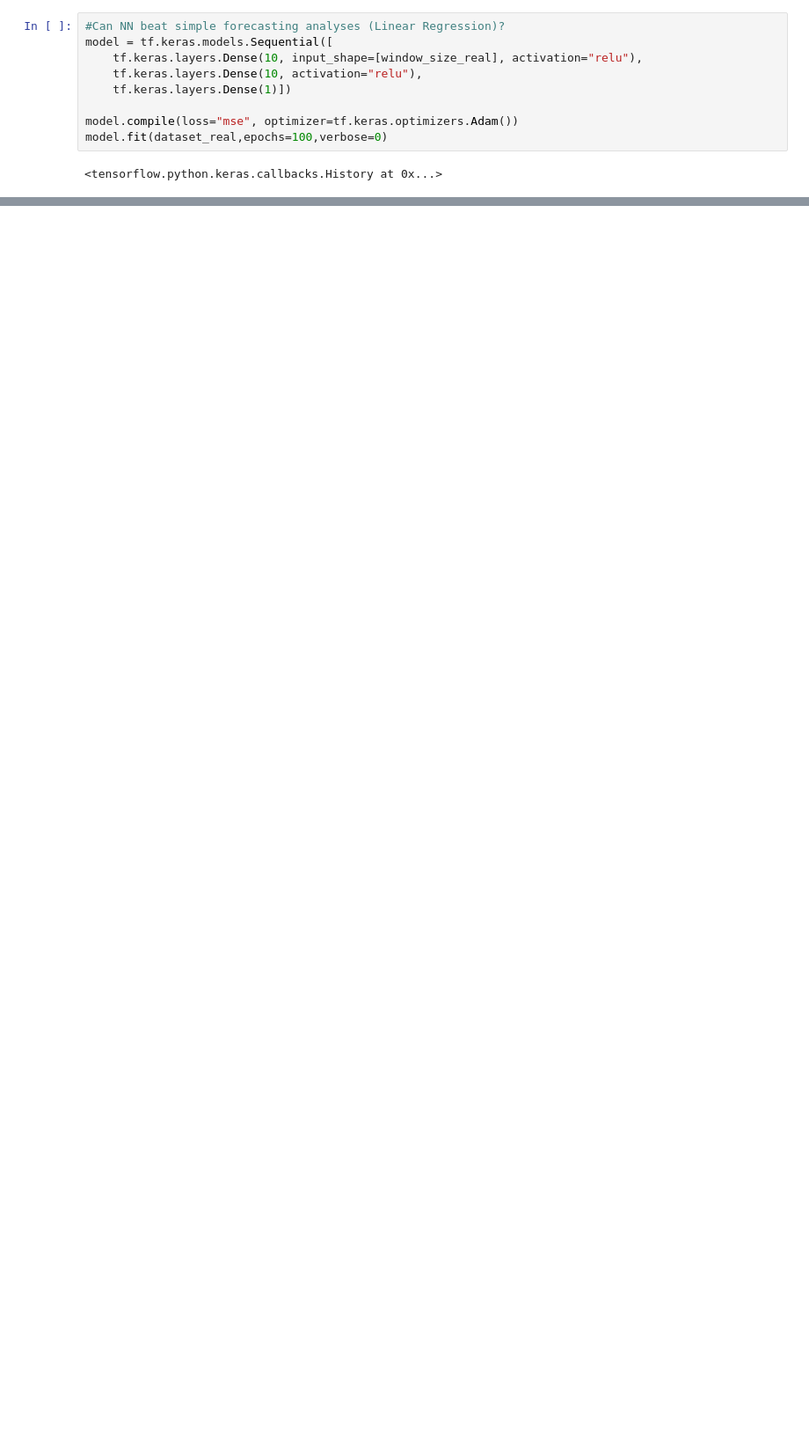
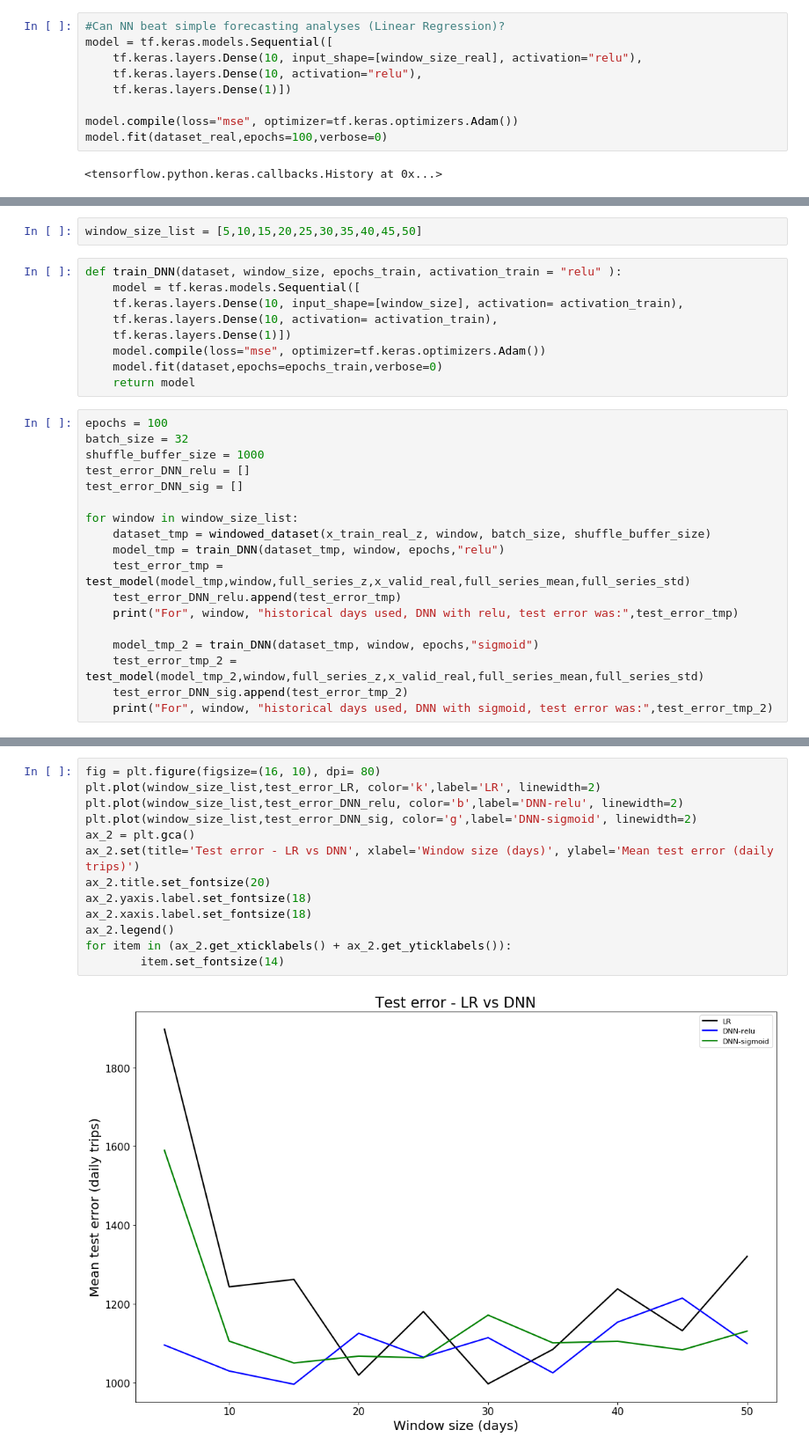
Before and after one commit to diogorpeixoto/lyftbaywheels, a Jupyter notebook: Lyft_Bay_Wheels.ipynb, the cells around one changed output, grey strips where cells are left out. Shown at 88% size. Drawn from its saved outputs; the diff is of its cells as text; blank space fills up the shorter version.

```diff
--- a/Lyft_Bay_Wheels.ipynb
+++ b/Lyft_Bay_Wheels.ipynb
@@ -786,0 +853,29 @@ tf.keras.metrics.mean_absolute_error(x_valid_real, results_real_rescaled).numpy(
+# %%
+window_size_list = [5,10,15,20,25,30,35,40,45,50]
+# %%
+def train_DNN(dataset, window_size, epochs_train, activation_train = "relu" ):
+    model = tf.keras.models.Sequential([
+    tf.keras.layers.Dense(10, input_shape=[window_size], activation= activation_train),
+    tf.keras.layers.Dense(10, activation= activation_train),
+    tf.keras.layers.Dense(1)])
+    model.compile(loss="mse", optimizer=tf.keras.optimizers.Adam())
+    model.fit(dataset,epochs=epochs_train,verbose=0)
+    return model
+# %%
+epochs = 100
+batch_size = 32
+shuffle_buffer_size = 1000
+test_error_DNN_relu = []
+test_error_DNN_sig = []
+
+for window in window_size_list:
+    dataset_tmp = windowed_dataset(x_train_real_z, window, batch_size, shuffle_buffer_size)
+    model_tmp = train_DNN(dataset_tmp, window, epochs,"relu")
+    test_error_tmp = test_model(model_tmp,window,full_series_z,x_valid_real,full_series_mean,full_series_std)
+    test_error_DNN_relu.append(test_error_tmp)
+    print("For", window, "historical days used, DNN with relu, test error was:",test_error_tmp)
+
+    model_tmp_2 = train_DNN(dataset_tmp, window, epochs,"sigmoid")
+    test_error_tmp_2 = test_model(model_tmp_2,window,full_series_z,x_valid_real,full_series_mean,full_series_std)
+    test_error_DNN_sig.append(test_error_tmp_2)
+    print("For", window, "historical days used, DNN with sigmoid, test error was:",test_error_tmp_2)
@@ -786,0 +903,15 @@ tf.keras.metrics.mean_absolute_error(x_valid_real, results_real_rescaled).numpy(
+# %%
+fig = plt.figure(figsize=(16, 10), dpi= 80)
+plt.plot(window_size_list,test_error_LR, color='k',label='LR', linewidth=2)
+plt.plot(window_size_list,test_error_DNN_relu, color='b',label='DNN-relu', linewidth=2)
+plt.plot(window_size_list,test_error_DNN_sig, color='g',label='DNN-sigmoid', linewidth=2)
+ax_2 = plt.gca()
+ax_2.set(title='Test error - LR vs DNN', xlabel='Window size (days)', ylabel='Mean test error (daily trips)')
+ax_2.title.set_fontsize(20)
+ax_2.yaxis.label.set_fontsize(18)
+ax_2.xaxis.label.set_fontsize(18)
+ax_2.legend()
+for item in (ax_2.get_xticklabels() + ax_2.get_yticklabels()):
+        item.set_fontsize(14)
+# %% [output]
+[figure, added]
```
Also changed, not shown: parts of 16 cells of this notebook.
